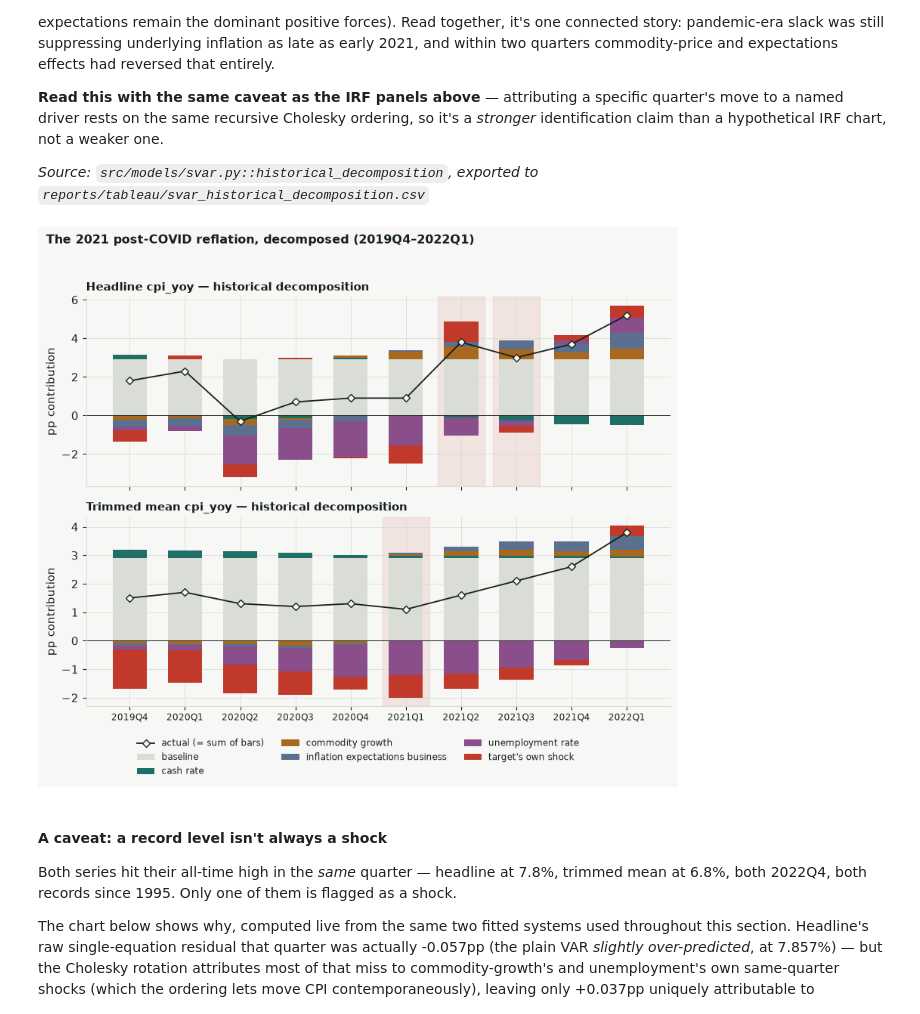
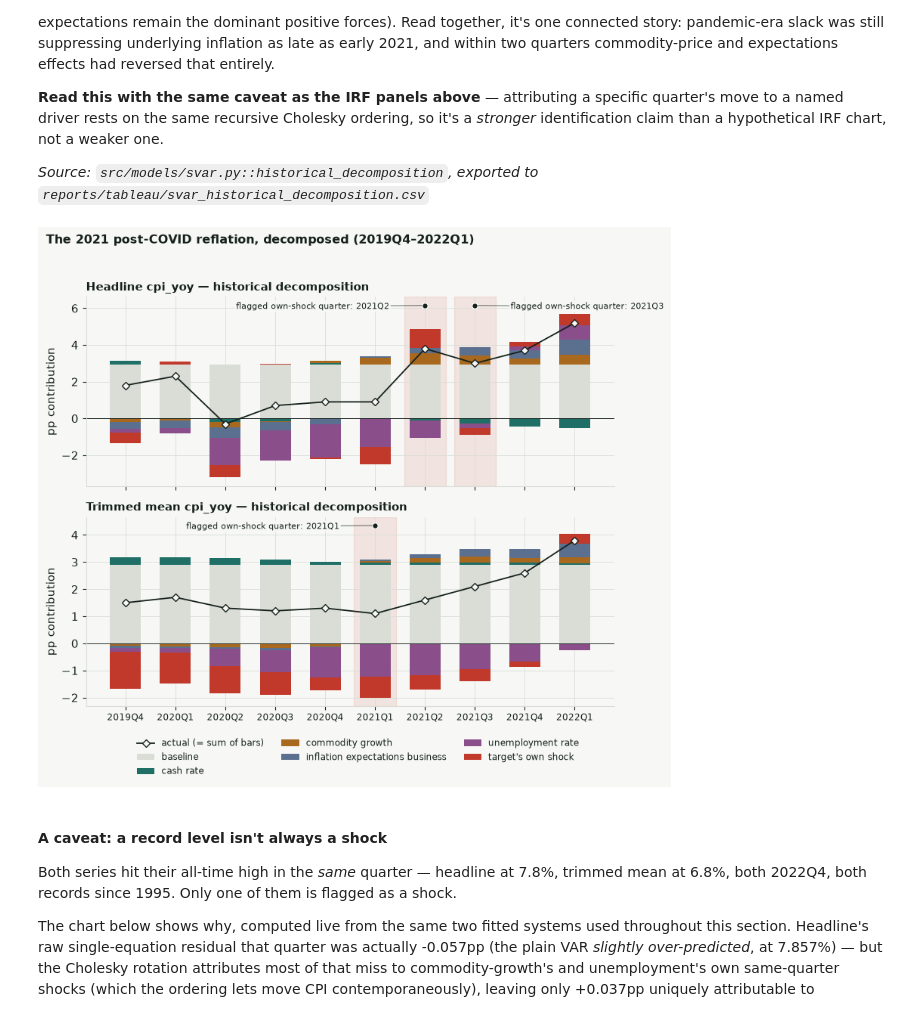
Before and after one commit to JuanVu1810/Australian-CPI-Forecast, a Jupyter notebook: book/australian_cpi_forecasting/04_modeling/44_svar.ipynb, the cells around one changed output. Cells and saved outputs as stored; diff of their text form; code cells hidden in the pictures.

```diff
--- a/book/australian_cpi_forecasting/04_modeling/44_svar.ipynb
+++ b/book/australian_cpi_forecasting/04_modeling/44_svar.ipynb
@@ -67,6 +67,7 @@ panel below.
 *Source: [Appendix §5 — Stationarity Tests](../appendix_eda/05_stationarity_tests), [Appendix §15 — Documented Limitations](../appendix_eda/15_documented_limitations)*
 # %%
 from statsmodels.tsa.stattools import adfuller
+from matplotlib.lines import Line2D
 from src.models import svar
 
 df = pd.read_csv(CURATED)
@@ -85,6 +86,7 @@ for col, label in variables:
     rows.append((label, adfuller(s, autolag="AIC")[1], adfuller(s.diff().dropna(), autolag="AIC")[1]))
 res = pd.DataFrame(rows, columns=["label", "level", "diff1"]).iloc[::-1].reset_index(drop=True)
 floor = 1e-4                                            # p-values below this are drawn at the floor
+level_hit, diff_hit = res["level"] < floor, res["diff1"] < floor
 
 fig, ax = plt.subplots(figsize=(8.6, 3.7))
 ax.axvspan(floor / 3, 0.05, color=ACCENT, alpha=0.10, linewidth=0)
@@ -92,10 +94,16 @@ ax.axvline(0.05, color=INK, linewidth=0.9)
 for y, r in res.iterrows():
     lo, hi = sorted([max(r["level"], floor), max(r["diff1"], floor)])
     ax.plot([lo, hi], [y, y], color=GRID, linewidth=2.2, zorder=1)
-ax.scatter(res["level"].clip(lower=floor), res.index, s=70, color=HIGHLIGHT, edgecolor=PAPER, linewidth=1.3,
-           zorder=3, label="in levels")
-ax.scatter(res["diff1"].clip(lower=floor), res.index, s=70, marker="D", color=ACCENT, edgecolor=PAPER,
-           linewidth=1.3, zorder=3, label="after first differencing")
+# level markers: skip rows whose level p-value is itself below the floor (annotated in text instead)
+ax.scatter(res["level"][~level_hit], res.index[~level_hit], s=70, color=HIGHLIGHT, edgecolor=PAPER,
+           linewidth=1.3, zorder=3)
+# differenced markers: hollow when the true p-value is below the floor and only the position is clipped
+ax.scatter(res["diff1"][diff_hit].clip(lower=floor), res.index[diff_hit], s=70, marker="D", facecolor=PAPER,
+           edgecolor=ACCENT, linewidth=1.8, zorder=3)
+ax.scatter(res["diff1"][~diff_hit], res.index[~diff_hit], s=70, marker="D", color=ACCENT, edgecolor=PAPER,
+           linewidth=1.3, zorder=3)
+for y in res.index[level_hit]:
+    ax.text(floor * 1.6, y, "already in levels: p < 0.0001 too", fontsize=8.5, va="center", style="italic")
 ax.set_xscale("log")
 ax.set_xlim(floor / 3, 1.2)
 ax.set_yticks(res.index, res["label"], fontsize=9)
@@ -105,7 +113,12 @@ ax.set_ylim(-0.6, len(res) + 0.3)
 ax.set_xlabel("ADF p-value (log scale; values below 0.0001 drawn at the edge)")
 ax.set_title("Mixed unit-root evidence across the system's variables",
              loc="left", fontsize=11, fontweight="bold")
-ax.legend(frameon=False, fontsize=8.5, loc="lower right")
+ax.legend(handles=[
+    Line2D([], [], marker="o", linestyle="", markersize=8, markerfacecolor=HIGHLIGHT,
+           markeredgecolor=PAPER, label="in levels"),
+    Line2D([], [], marker="D", linestyle="", markersize=6, markerfacecolor=PAPER,
+           markeredgecolor=ACCENT, markeredgewidth=1.7, label="after first differencing\n(hollow: p < 0.0001)"),
+], frameon=False, fontsize=8.5, loc="lower right")
 ax.grid(axis="y", visible=False)
 fig.tight_layout()
 plt.show()
@@ -345,6 +422,13 @@ quarter's move to a named driver rests on the same recursive Cholesky ordering,
 *Source: `src/models/svar.py::historical_decomposition`, exported to
 `reports/tableau/svar_historical_decomposition.csv`*
 # %%
+def label_point(ax, x, y, text, offset, ha="center", size=8):
+    """Quarter label with a thin leader line to the (already drawn) point at (x, y)."""
+    ax.annotate(text, (x, y), xytext=offset, textcoords="offset points", ha=ha, va="center", fontsize=size, zorder=7,
+                bbox=dict(boxstyle="round,pad=0.15", facecolor=PAPER, edgecolor="none", alpha=0.9),
+                arrowprops=dict(arrowstyle="-", color=INK, alpha=0.6, linewidth=0.8, shrinkA=0, shrinkB=3))
+
+
 hd = pd.read_csv(PROJECT_ROOT / "reports/tableau/svar_historical_decomposition.csv")
 window = hd[(hd["quarter"] >= "2019Q4") & (hd["quarter"] <= "2022Q1")].copy()
 
@@ -369,10 +453,12 @@ for ax, (system, target_col, label, flagged_quarters) in zip(axes, panels):
     piv = piv.reindex(sorted(piv.index, key=lambda q: pd.Period(q, freq="Q")))
     x = np.arange(len(piv))
 
+    flagged_x = []
     for fq in flagged_quarters:
         if fq in piv.index:
             xi = list(piv.index).index(fq)
             ax.axvspan(xi - 0.42, xi + 0.42, color=OWN_SHOCK_COLOR, alpha=0.10, zorder=0)
+            flagged_x.append((xi, fq))
 
     order = ["baseline"] + list(driver_colors.keys()) + [target_col]
     bottom_pos = np.zeros(len(piv))
@@ -381,34 +467,39 @@ for ax, (system, target_col, label, flagged_quarters) in zip(axes, panels):
         vals = piv[comp].to_numpy()
         color = BASELINE_COLOR if comp == "baseline" else (
             OWN_SHOCK_COLOR if comp == target_col else driver_colors[comp]
         )
         comp_label = "target's own shock" if comp == target_col else comp.replace("_", " ")
         pos = np.where(vals > 0, vals, 0.0)
         neg = np.where(vals < 0, vals, 0.0)
         ax.bar(x, pos, bottom=bottom_pos, color=color, width=0.62, label=comp_label,
                zorder=2)
         ax.bar(x, neg, bottom=bottom_neg, color=color, width=0.62, zorder=2)
         bottom_pos += pos
         bottom_neg += neg
 
     actual = piv.sum(axis=1)
     ax.plot(x, actual, color=INK, marker="D", markersize=5, markerfacecolor=PAPER,
              markeredgecolor=INK, linewidth=1.3, label="actual (= sum of bars)", zorder=3)
     ax.axhline(0, color=INK, linewidth=0.7)
     ax.set_xticks(x)
     ax.set_xticklabels(piv.index, fontsize=8.5)
     ax.set_ylabel("pp contribution")
+    top = ax.get_ylim()[1]
+    for n, (xi, fq) in enumerate(flagged_x):
+        side = -1 if n == 0 else 1
+        ax.scatter([xi], [top], s=30, color=INK, edgecolor=PAPER, linewidth=1.0, zorder=6, clip_on=False)
+        label_point(ax, xi, top, f"flagged own-shock quarter: {fq}", (34 * side, -1), ha="right" if side < 0 else "left")
     ax.set_title(f"{label} — historical decomposition", loc="left", fontsize=10.5, fontweight="bold")
 
 handles, labels_ = axes[0].get_legend_handles_labels()
 fig.legend(handles, labels_, loc="lower center", ncol=3, fontsize=8.3, frameon=False,
            bbox_to_anchor=(0.5, -0.03))
 fig.suptitle("The 2021 post-COVID reflation, decomposed (2019Q4–2022Q1)",
              fontsize=11.5, fontweight="bold", x=0.02, ha="left")
 fig.tight_layout(rect=(0, 0.06, 1, 0.96))
 plt.show()
 # %% [output]
-[figure, old version]
+[figure, new version]
 # %% [markdown]
 #### A caveat: a record level isn't always a shock
 
```
Also changed, not shown: parts of 3 cells of this notebook, 11 other files.
